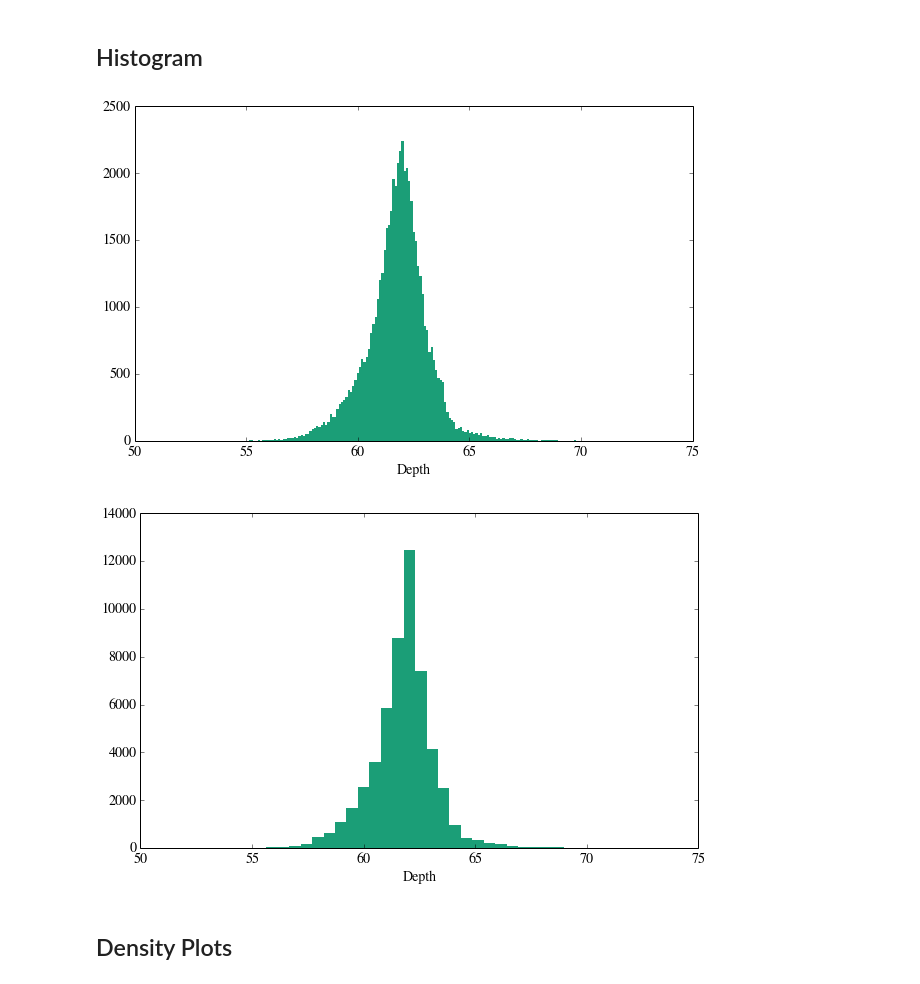
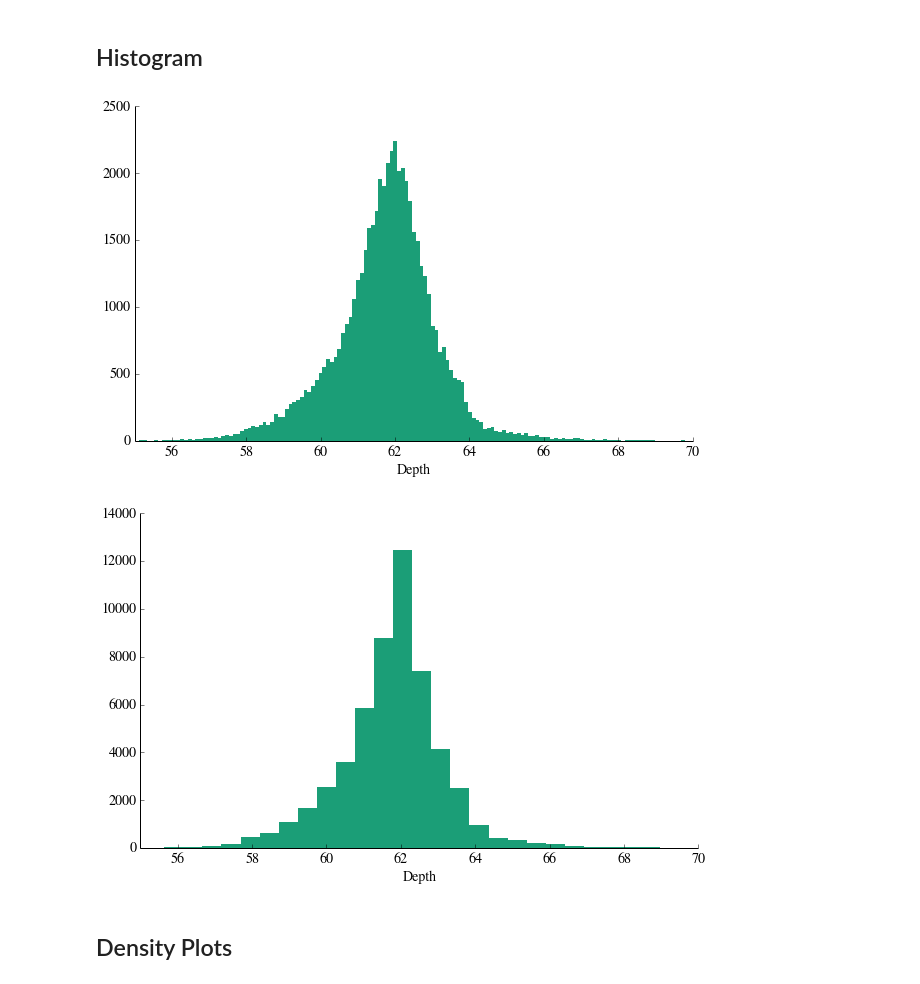
Before and after one commit to cs109/content, a Jupyter notebook: lec_03_statistical_graphs.ipynb, the cells around one changed output. Drawn from its saved outputs; the diff is of its cells as text; code cells hidden in the pictures.

Commit message:
chartjunk

```diff
--- a/lec_03_statistical_graphs.ipynb
+++ b/lec_03_statistical_graphs.ipynb
@@ -29,6 +42,31 @@ rcParams['font.size'] = 14
 rcParams['patch.edgecolor'] = 'none'
 rcParams['patch.facecolor'] = dark2_colors[0]
 rcParams['font.family'] = 'StixGeneral'
+
+
+def remove_border(axes=None, top=False, right=False, left=True, bottom=True):
+    """
+    Toggle whether the left/right/bottom/top borders are visible
+    """
+    ax = axes or plt.gca()
+    ax.spines['top'].set_visible(top)
+    ax.spines['right'].set_visible(right)
+    ax.spines['left'].set_visible(left)
+    ax.spines['bottom'].set_visible(bottom)
+
+    #turn off all ticks
+    ax.yaxis.set_ticks_position('none')
+    ax.xaxis.set_ticks_position('none')
+
+    #now re-enable visibles
+    if top:
+        ax.xaxis.tick_top()
+    if bottom:
+        ax.xaxis.tick_bottom()
+    if left:
+        ax.yaxis.tick_left()
+    if right:
+        ax.yaxis.tick_right()
 # %%
 file = urlopen('https://raw.github.com/cpcloud/pydatasets/master/datasets/ggplot2/diamonds.csv')
 diamonds = pd.read_csv(file)
@@ -210,15 +280,19 @@ pclass
 # %%
 plt.hist(diamonds.depth, bins=np.linspace(50, 70, 200))
 plt.xlabel("Depth")
+remove_border()
+plt.xlim(55, 70)
 plt.show()
 
 
 plt.hist(diamonds.depth, bins=np.linspace(50, 70, 40))
 plt.xlabel("Depth")
+remove_border()
+plt.xlim(55, 70)
 plt.show()
 # %% [output]
-[figure, old version]
+[figure, new version]
-[figure, old version]
+[figure, new version]
 # %% [markdown]
 ## Density Plots
 # %%
```
Also changed, not shown: parts of 10 cells of this notebook.
